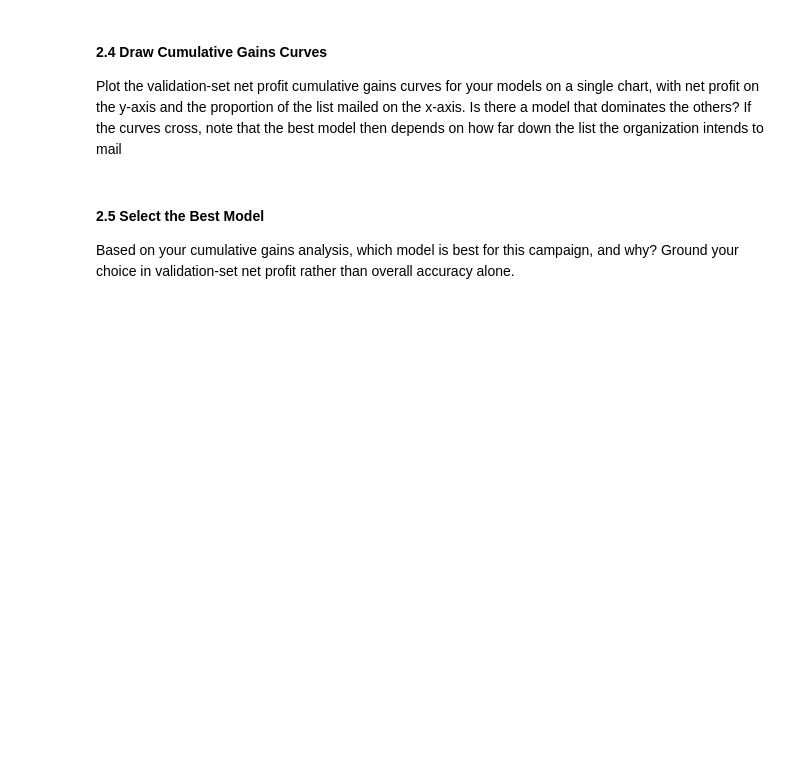
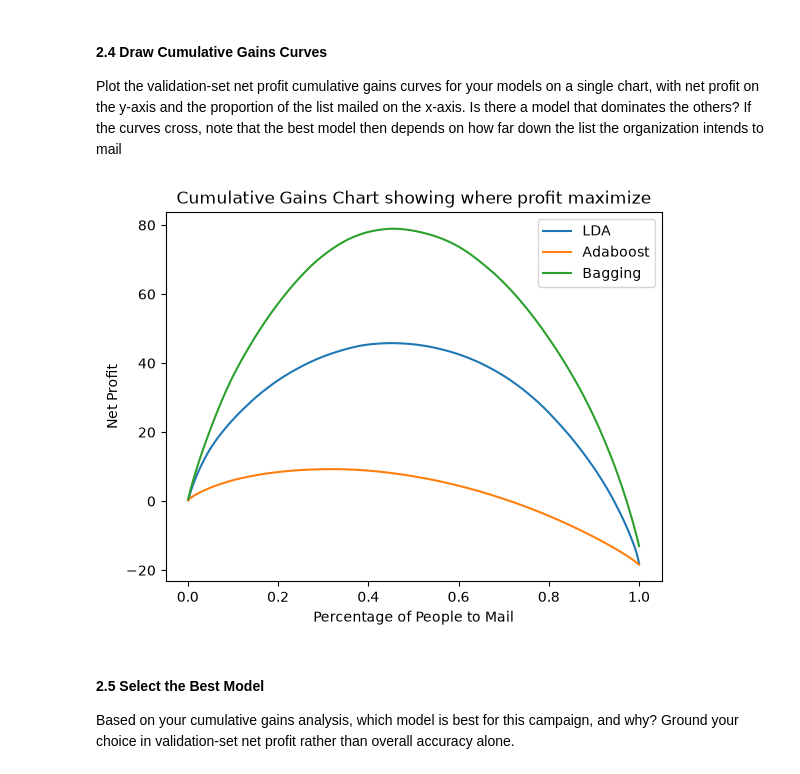
Before and after one commit to sascott9655/ADS-505-, a Jupyter notebook: DirectMailFundraising.ipynb, the cells around one changed output. Saved outputs shown, nothing was run; the diff lists cells and outputs as text; code cells hidden in the pictures; blank space fills up the shorter version.

Commit message:
Finished HW with Future Bag Model

```diff
--- a/DirectMailFundraising.ipynb
+++ b/DirectMailFundraising.ipynb
@@ -274,0 +366,17 @@ NameError: name 'lda_proba_results' is not defined
+# %%
+#Cumulative Gains Net Profit(Holdout):
+
+#based on the probability of donating how much would we spend on each customer
+bag_proba_results_holdout['Expected_Spending'] = (bag_proba_results_holdout['probabilities'] * adj_pop_rate * avg_donation)
+
+#how much the business would earn from each customer
+bag_proba_results_holdout['Earnings_from_Cust'] = (bag_proba_results_holdout['Expected_Spending'] - avg_mailing)
+
+#sort based on most earned from each customer and calculate cumulative gains of net profit
+bag_proba_results_holdout = bag_proba_results_holdout.sort_values('Earnings_from_Cust', ascending=False)
+bag_proba_results_holdout['Cum Sum'] = bag_proba_results_holdout['Earnings_from_Cust'].cumsum()
+bag_proba_results_holdout['index'] = range(len(bag_proba_results_holdout)) #doing this so we can find what customer to stop training model because it eventually goes
+#toward the negatives if the business mails to every customer
+
+#shows max profit and how many customers to send out mail
+bag_proba_results_holdout[bag_proba_results_holdout['Cum Sum'] == bag_proba_results_holdout['Cum Sum'].max()]
@@ -278,6 +389,39 @@ Plot the validation-set net profit cumulative gains curves for your models on a
 on the y-axis and the proportion of the list mailed on the x-axis. Is there a model that dominates the
 others? If the curves cross, note that the best model then depends on how far down the list the
 organization intends to mail
+# %%
+def plot_cumulative_gains(lda_holdout, adab_holdout, bag_holdout):
+    fig, ax = plt.subplots()
+
+    #Model line
+    ax.plot(
+        (np.arange(len(lda_holdout)) + 1) / len(lda_holdout),
+        lda_holdout['Cum Sum'],
+        label='LDA'
+    )
+
+    ax.plot(
+        (np.arange(len(adab_holdout)) + 1) / len(adab_holdout),
+        adab_holdout['Cum Sum'],
+        label='Adaboost'
+    )
+
+    ax.plot(
+        (np.arange(len(bag_holdout)) + 1) / len(bag_holdout),
+        bag_holdout['Cum Sum'],
+        label='Bagging'
+    )
+
+    ax.set_xlabel('Percentage of People to Mail')
+    ax.set_ylabel('Net Profit')
+    ax.set_title('Cumulative Gains Chart showing where profit maximize')
+
+    ax.legend()
+    plt.show()
+
+plot_cumulative_gains(lda_proba_results_holdout, adab_proba_results_holdout, bag_proba_results_holdout)
+# %% [output]
+[figure, added]
 # %% [markdown]
 #### 2.5 Select the Best Model
 Based on your cumulative gains analysis, which model is best for this campaign, and why? Ground your
```
Also changed, not shown: parts of 22 cells of this notebook.
